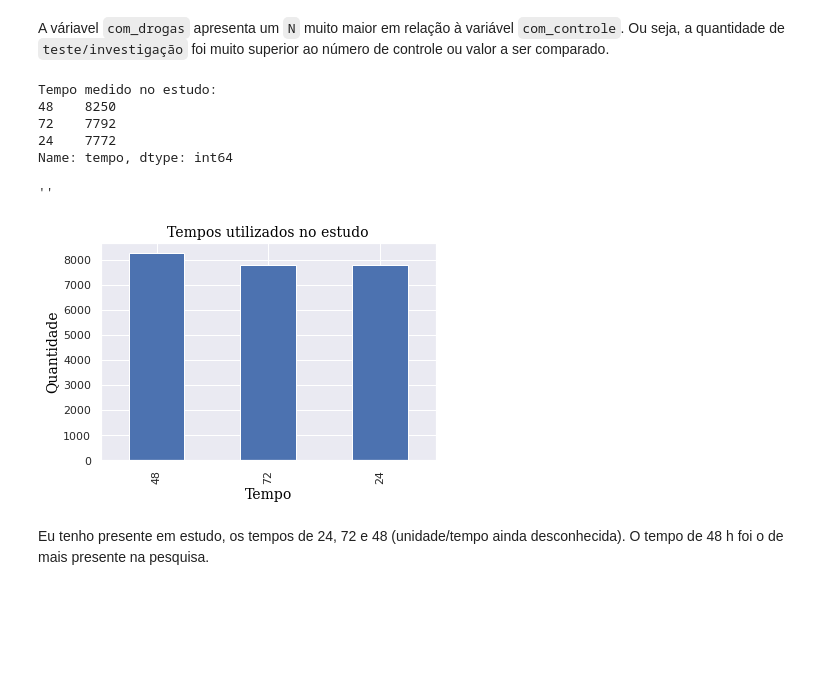
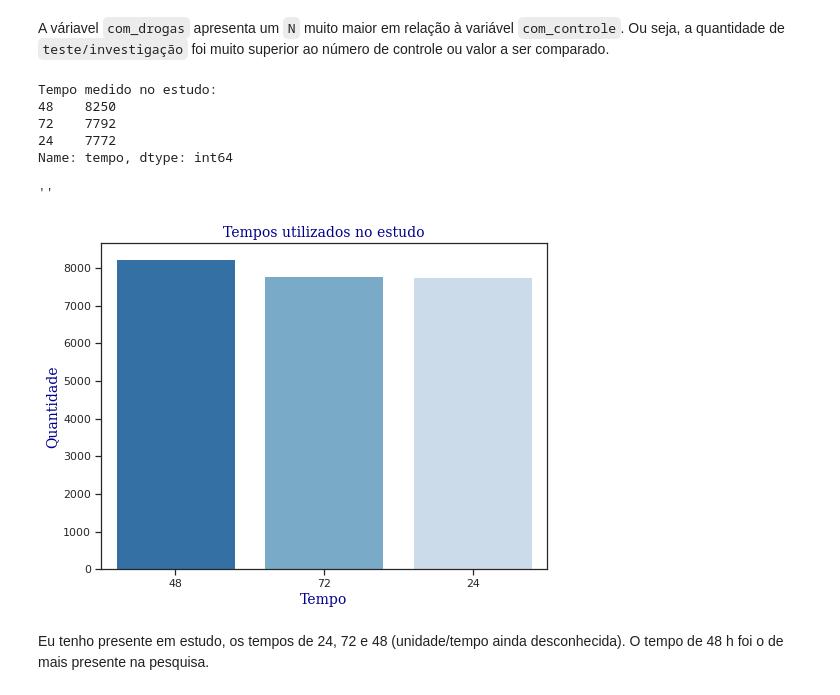
Before and after one commit to in-seixas/Peptides_research, a Jupyter notebook: Imersão_de_Dados_&_Pharma.ipynb, the cells around one changed output. Cells and saved outputs as stored; diff of their text form; code cells hidden in the pictures; blank space fills up the shorter version.

```diff
--- a/Imersão_de_Dados_&_Pharma.ipynb
+++ b/Imersão_de_Dados_&_Pharma.ipynb
@@ -137,32 +137,33 @@ A váriavel `com_drogas` apresenta um `N` muito maior em relação à variável
 # %%
 #Quais são os tempos do estudo?
 
-sb.set()
+sb.set_theme(style="ticks", palette="pastel")
 
-tempo = df.tempo.value_counts().sort_values(ascending = False)
+used_time = df.tempo.value_counts().index
 print('Tempo medido no estudo:')
-print(tempo)
+print(df.tempo.value_counts())
 
 font = {'family': 'serif',
-        'color':  'black',
+        'color':  'darkblue',
         'weight': 'normal',
         'size': 14,
         }
 
-tempo.plot(kind='bar')
+plt.figure(figsize=(8,6))
+sb.countplot(x='tempo', data= df.query('tempo in @used_time'), order = used_time, palette = 'Blues_r')
 plt.xlabel('Tempo', fontdict= font)
 plt.ylabel('Quantidade', fontdict= font)
 plt.title('Tempos utilizados no estudo', fontdict= font)
 ;
 ;
 # %% [output]
 Tempo medido no estudo:
 48    8250
 72    7792
 24    7772
 Name: tempo, dtype: int64
 ''
-[figure, old version]
+[figure, new version]
 # %% [markdown]
 Eu tenho presente em estudo, os tempos de 24, 72 e 48 (unidade/tempo ainda desconhecida). O tempo de 48 h foi o de mais presente na pesquisa.
 # %%
```
Also changed, not shown: parts of 20 cells of this notebook.
